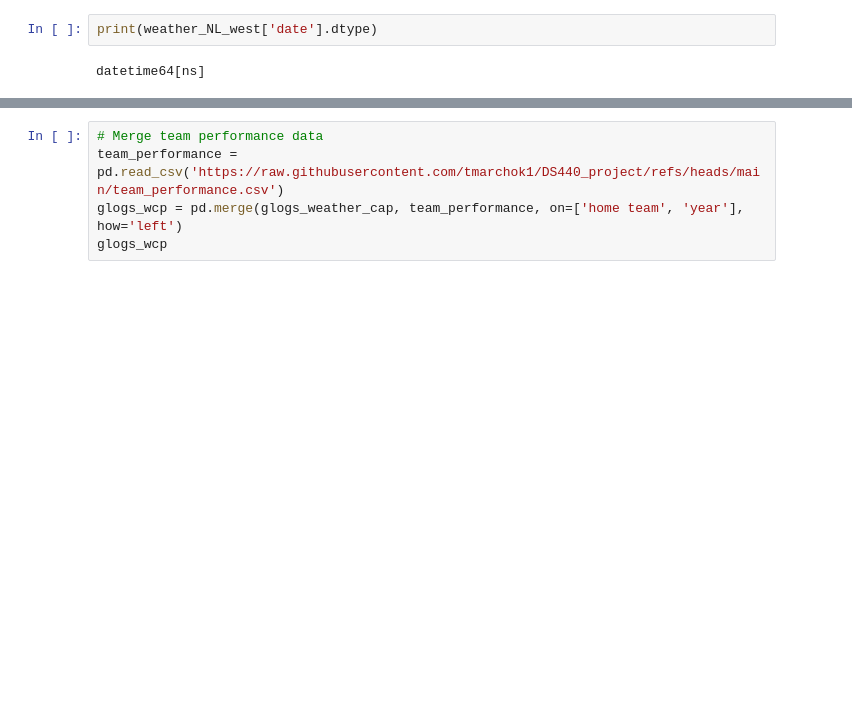
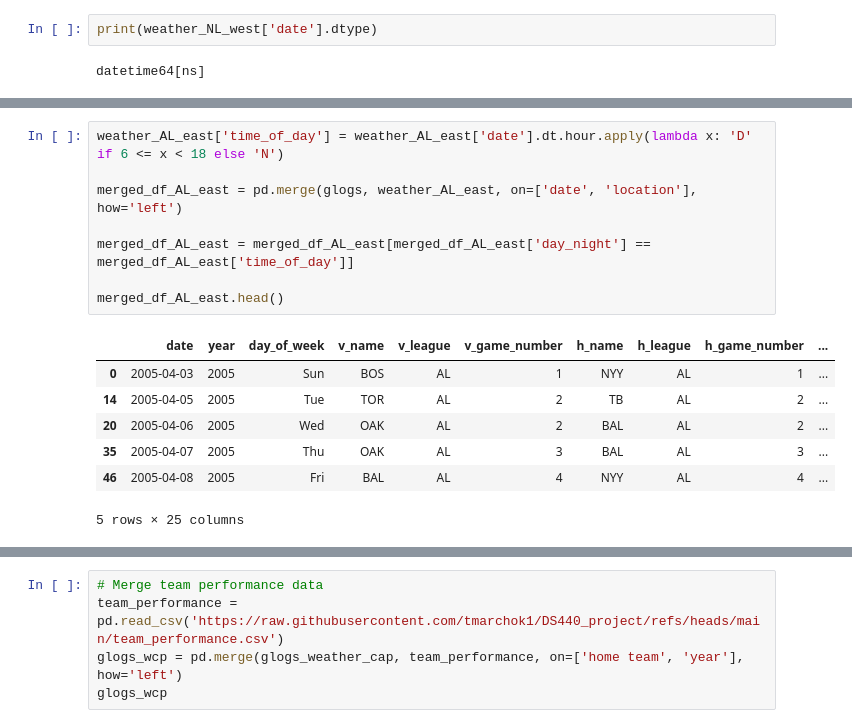
Before and after one commit to tmarchok1/DS440_project, a Jupyter notebook: DS_440code.ipynb, the cells around one changed output, grey strips where cells are left out. Cells and saved outputs as stored; diff of their text form; blank space fills up the shorter version.

```diff
--- a/DS_440code.ipynb
+++ b/DS_440code.ipynb
@@ -444,3 +483,19 @@ weather_AL_west.head()
+# %%
+weather_AL_east['time_of_day'] = weather_AL_east['date'].dt.hour.apply(lambda x: 'D' if 6 <= x < 18 else 'N')
+
+merged_df_AL_east = pd.merge(glogs, weather_AL_east, on=['date', 'location'], how='left')
+
+merged_df_AL_east = merged_df_AL_east[merged_df_AL_east['day_night'] == merged_df_AL_east['time_of_day']]
+
+merged_df_AL_east.head()
+# %% [output]
+|  | date | year | day_of_week | v_name | v_league | v_game_number | h_name | h_league | h_game_number | ... |
+| 0 | 2005-04-03 | 2005 | Sun | BOS | AL | 1 | NYY | AL | 1 | ... |
+| 14 | 2005-04-05 | 2005 | Tue | TOR | AL | 2 | TB | AL | 2 | ... |
+| 20 | 2005-04-06 | 2005 | Wed | OAK | AL | 2 | BAL | AL | 2 | ... |
+| 35 | 2005-04-07 | 2005 | Thu | OAK | AL | 3 | BAL | AL | 3 | ... |
+| 46 | 2005-04-08 | 2005 | Fri | BAL | AL | 4 | NYY | AL | 4 | ... |
+5 rows × 25 columns
 # %%
 weather_AL_central['time_of_day'] = weather_AL_central['date'].dt.hour.apply(lambda x: 'D' if 6 <= x < 18 else 'N')
 
```
Also changed, not shown: parts of 10 cells of this notebook.
